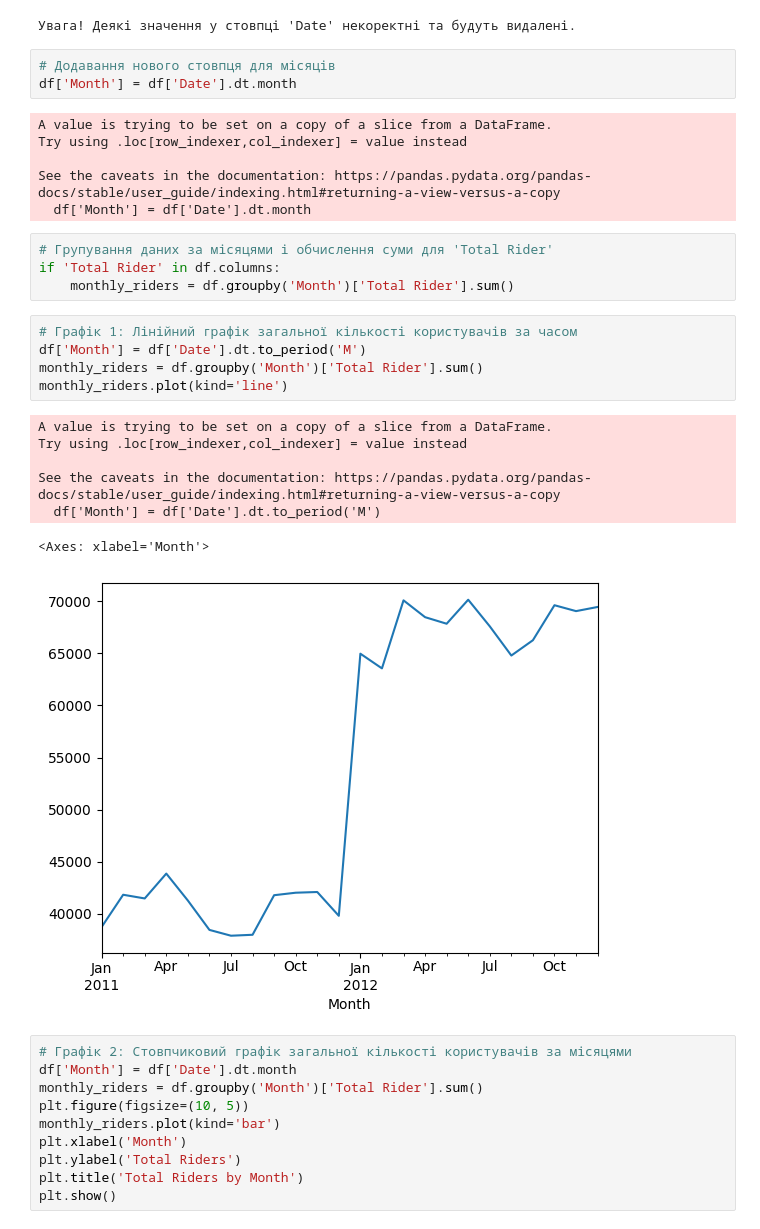
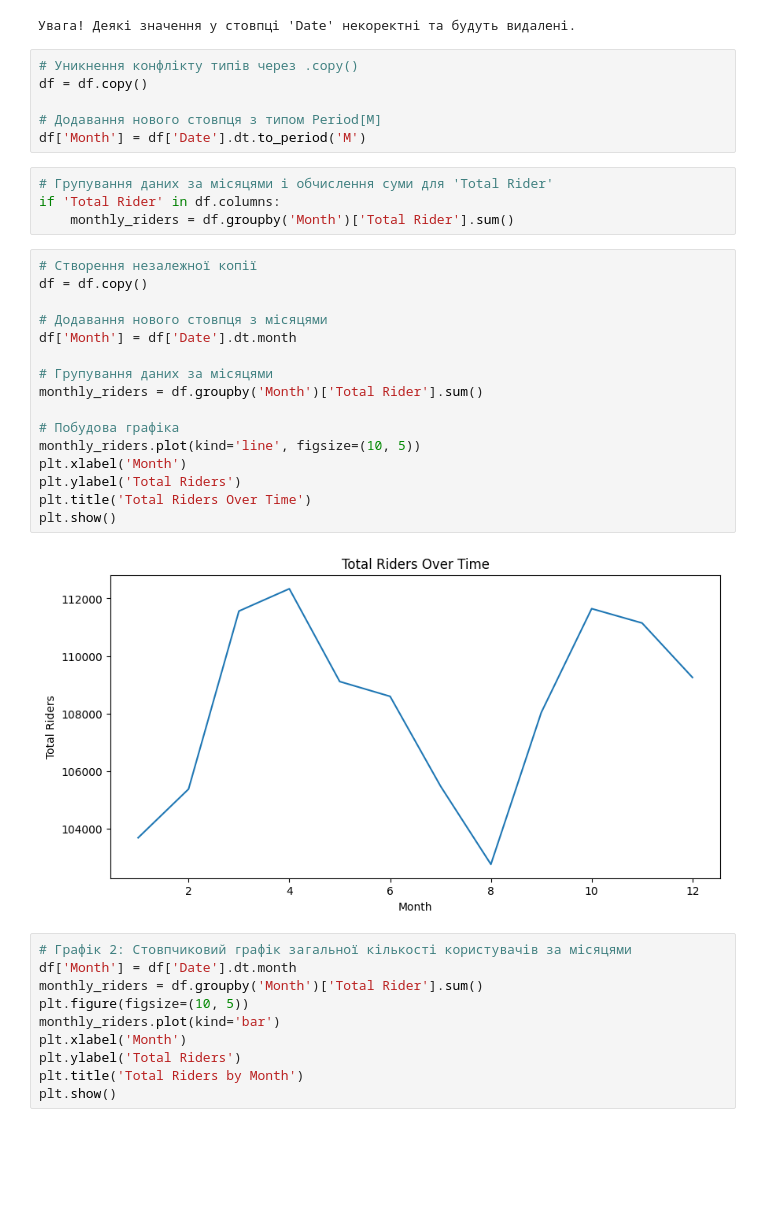
Before and after one commit to Anna-Tereshchuk/Data-Engineering-Notebooks, a Jupyter notebook: data_simple_visualization.ipynb, the cells around one changed output. Saved outputs shown, nothing was run; the diff lists cells and outputs as text; blank space fills up the shorter version.

```diff
--- a/data_simple_visualization.ipynb
+++ b/data_simple_visualization.ipynb
@@ -57,31 +57,33 @@ if df['Date'].isna().any():
 # %% [output]
 Увага! Деякі значення у стовпці 'Date' некоректні та будуть видалені.
 # %%
-# Додавання нового стовпця для місяців
-df['Month'] = df['Date'].dt.month
+# Уникнення конфлікту типів через .copy()
+df = df.copy()
+
+# Додавання нового стовпця з типом Period[M]
+df['Month'] = df['Date'].dt.to_period('M')
-# %% [output]
-A value is trying to be set on a copy of a slice from a DataFrame.
-Try using .loc[row_indexer,col_indexer] = value instead
-
-See the caveats in the documentation: https://pandas.pydata.org/pandas-docs/stable/user_guide/indexing.html#returning-a-view-versus-a-copy
-  df['Month'] = df['Date'].dt.month
 # %%
 # Групування даних за місяцями і обчислення суми для 'Total Rider'
 if 'Total Rider' in df.columns:
     monthly_riders = df.groupby('Month')['Total Rider'].sum()
-# %%
-# Графік 1: Лінійний графік загальної кількості користувачів за часом
-df['Month'] = df['Date'].dt.to_period('M')
-monthly_riders = df.groupby('Month')['Total Rider'].sum()
-monthly_riders.plot(kind='line')
-# %% [output]
-A value is trying to be set on a copy of a slice from a DataFrame.
-Try using .loc[row_indexer,col_indexer] = value instead
-
-See the caveats in the documentation: https://pandas.pydata.org/pandas-docs/stable/user_guide/indexing.html#returning-a-view-versus-a-copy
-  df['Month'] = df['Date'].dt.to_period('M')
-<Axes: xlabel='Month'>
-[figure, removed]
+# %%
+# Створення незалежної копії
+df = df.copy()
+
+# Додавання нового стовпця з місяцями
+df['Month'] = df['Date'].dt.month
+
+# Групування даних за місяцями
+monthly_riders = df.groupby('Month')['Total Rider'].sum()
+
+# Побудова графіка
+monthly_riders.plot(kind='line', figsize=(10, 5))
+plt.xlabel('Month')
+plt.ylabel('Total Riders')
+plt.title('Total Riders Over Time')
+plt.show()
+# %% [output]
+[figure, added]
 # %%
 # Графік 2: Стовпчиковий графік загальної кількості користувачів за місяцями
 df['Month'] = df['Date'].dt.month
```
